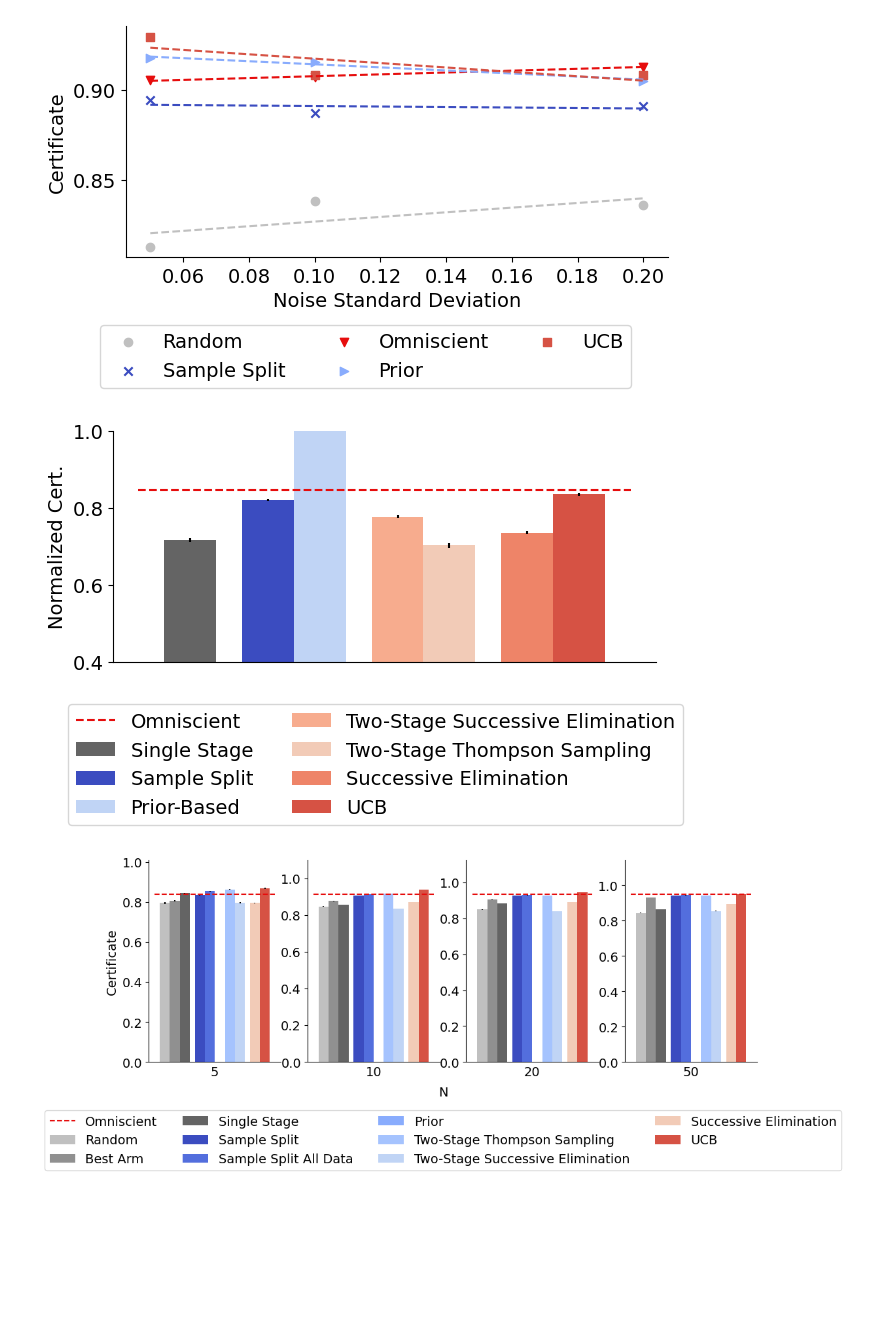
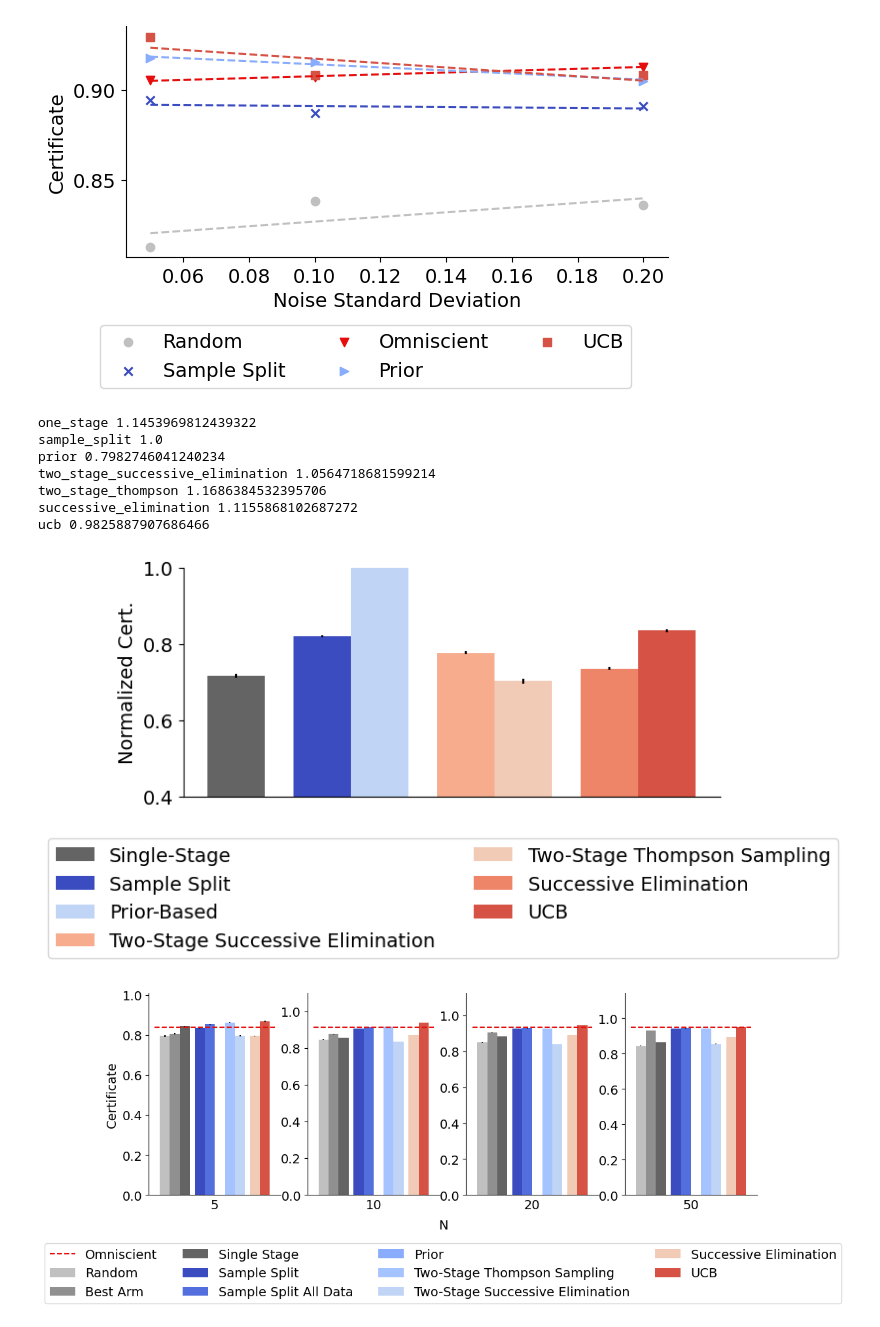
Before and after one commit to secg5/risk_certificate, a Jupyter notebook: scripts/notebooks/Plotting.ipynb, the cells around one changed output. Cells and saved outputs as stored; diff of their text form; code cells hidden in the pictures; blank space fills up the shorter version.

```diff
--- a/scripts/notebooks/Plotting.ipynb
+++ b/scripts/notebooks/Plotting.ipynb
@@ -238,7 +241,7 @@ plt.savefig("../../results/figures/fixed_k.pdf",dpi=300, bbox_inches='tight')
 # %%
 plt.figure(figsize=(7,3))
 method_names = ['random','k_1','one_stage','sample_split','omniscient']
-nice_names = ["Random","Best Arm","Single Stage","Sample Split","Omniscient"]
+nice_names = ["Random","Best Arm","Single-Stage","Sample Split","Omniscient"]
 
 first_stage_percents = [0.1,0.2,0.3,0.4,0.5,0.6,0.7,0.8,0.9]
 first_stage_strs = ["0%","20%","40%","60%","80%","100%"]
@@ -278,7 +281,7 @@ plt.savefig("../../results/figures/first_stage_percent.pdf",dpi=300, bbox_inches
 # %%
 plt.figure(figsize=(7,3))
 method_names = ['random','k_1','one_stage','sample_split','omniscient']
-nice_names = ["Random","Best Arm","Single Stage","Sample Split","Omniscient"]
+nice_names = ["Random","Best Arm","Single-Stage","Sample Split","Omniscient"]
 
 total_stage_values = [100,200,500,1000,2000,4000]
 baseline_params = {}
@@ -310,11 +313,11 @@ for i,m in enumerate(method_names):
     plt.plot(x, y,'--', color=colors_by_method[m])
 
 # plt.ylim([0.6,1])
-plt.xticks(list(range(len(total_stage_values))),total_stage_values)
+plt.xticks(list(range(len(total_stage_values))),[i*10 for i in total_stage_values])
 plt.yticks([0.7,0.8,0.9,1.0])
 plt.legend(fontsize=14,bbox_to_anchor=(0.5,-0.6),ncol=3,loc='lower center')
 plt.ylabel("Normalized Cert.")
-plt.xlabel("Total Pulls per Arm")
+plt.xlabel("Budget (T)")
 plt.savefig("../../results/figures/total_pulls.pdf",dpi=300, bbox_inches='tight')
 # %% [output]
 random 100 TtestResult(statistic=18.295401774698167, pvalue=1.1937762701178538e-67, df=1499)
@@ -655,8 +658,8 @@ plt.savefig("../../results/figures/multi_stage.pdf",dpi=300, bbox_inches='tight'
 [figure]
 # %%
 fig, axs = plt.subplots(1,3, figsize=(12, 2))
-method_names = ['one_stage','sample_split', 'prior','two_stage_successive_elimination','two_stage_thompson','successive_elimination','ucb','omniscient']
-nice_names = ["Single Stage","Sample Split","Prior-Based","Two-Stage Successive Elimination","Two-Stage Thompson Sampling","Successive Elimination","UCB","Omniscient"]
+method_names = ['one_stage','sample_split', 'prior','two_stage_successive_elimination','two_stage_thompson','successive_elimination','ucb']
+nice_names = ["Single-Stage","Sample Split","Prior-Based","Two-Stage Successive Elimination","Two-Stage Thompson Sampling","Successive Elimination","UCB"]
 width = 0.1
 
 baseline_params = {'arm_distribution': 'beta', 'alpha': 1, 'beta': 1}
@@ -670,7 +673,7 @@ for i in range(len(method_names)):
         shift += 0.5
     x_locations.append((i+shift)*width)
 
-for i in range(len(first_stage_sizes)):
+for i in range(len(beta)):
     baseline_params['beta'] = beta[i]
     max_val = 0
     results = get_results_matching_parameters(dataset,"",baseline_params)
@@ -734,7 +737,7 @@ omniscient 1.1047889307293428
 # %%
 plt.figure(figsize=(7,3))
 method_names = ['random','k_1','one_stage','sample_split','omniscient','prior']
-nice_names = ["Random","Best Arm","Single Stage","Sample Split","Omniscient","Prior"]
+nice_names = ["Random","Best Arm","Single-Stage","Sample Split","Omniscient","Prior"]
 
 diff_mean_1 = [0.05,0.1,0.2]
 baseline_params = {'arm_distribution': 'beta_misspecified', 'alpha': 2, 'beta': 2, 'diff_std_1': 0.1}
@@ -765,7 +768,7 @@ plt.ylim([0.8,0.95])
 plt.yticks([0.8,0.9])
 plt.legend(fontsize=14,bbox_to_anchor=(0.95,-0.25),ncol=3)
 plt.ylabel("Normalized Cert.")
-plt.xlabel("Noise")
+plt.xlabel("Noise Mean")
 plt.savefig("../../results/figures/diff_mean_prior.pdf",dpi=300, bbox_inches='tight')
 # %% [output]
 0.05 15
@@ -819,8 +822,8 @@ plt.savefig("../../results/figures/diff_std_prior.pdf",dpi=300, bbox_inches='tig
 [figure]
 # %%
 fig, axs = plt.subplots(1,1, figsize=(7, 3))
-method_names = ['one_stage','sample_split', 'prior','two_stage_successive_elimination','two_stage_thompson','successive_elimination','ucb','omniscient']
-nice_names = ["Single Stage","Sample Split","Prior-Based","Two-Stage Successive Elimination","Two-Stage Thompson Sampling","Successive Elimination","UCB","Omniscient"]
+method_names = ['one_stage','sample_split', 'prior','two_stage_successive_elimination','two_stage_thompson','successive_elimination','ucb']
+nice_names = ["Single-Stage","Sample Split","Prior-Based","Two-Stage Successive Elimination","Two-Stage Thompson Sampling","Successive Elimination","UCB"]
 width = 0.1
 
 baseline_params = {'arm_distribution': 'effect_size'}
@@ -844,37 +847,46 @@ for i in range(len(first_stage_sizes)):
         num_data = len(results)*len(results[0]['random']['certificate'])
     results = aggregate_normalize_data(results,normalized='max')
     for k,m in enumerate(method_names):
+        print(m,results['sample_split'][0]/results[m][0])
+
         score_by_n = []
         std_by_n = []
 
         if '{}'.format(m) not in results:
             results['{}'.format(m)] = [0,0]
         score_by_n.append(results['{}'.format(m)][0])
         std_by_n.append(results['{}'.format(m)][1]/num_data**.5)
 
 
 
         if m == 'omniscient':
             axs.hlines(score_by_n[0],-0.1,x_locations[-1],colors='green',linestyles='dashed',label='Omniscient',color=colors_by_method[m])
             max_val = results['{}'.format(m)][0]
         else:
             axs.bar(x_locations[k],score_by_n,width=width,label=nice_names[k],color=colors_by_method[m],yerr=std_by_n)
             max_val = max(max_val,results['{}'.format(m)][0])
 
         axs.set_xticks([])
         axs.tick_params(axis='both', which='major', labelsize=14)
         axs.set_ylim([0.4,1])
         axs.set_yticks([0.4,0.6,0.8,1])
 
 axs.set_ylabel("Normalized Cert.",fontsize=14)
 
 handles, labels = axs.get_legend_handles_labels()
 
 fig.legend(handles, labels, loc='upper center',ncol=2,bbox_to_anchor=(0.5,0),fontsize=14)
 
 fig.savefig("../../results/figures/real_world.pdf",dpi=300, bbox_inches='tight')
 # %% [output]
+one_stage 1.1453969812439322
+sample_split 1.0
+prior 0.7982746041240234
+two_stage_successive_elimination 1.0564718681599214
+two_stage_thompson 1.1686384532395706
+successive_elimination 1.1155868102687272
+ucb 0.9825887907686466
-[figure, old version]
+[figure, new version]
 # %%
 fig, axs = plt.subplots(1,4, figsize=(12, 4))
 method_names = ['random','k_1','one_stage','sample_split','sample_split_total','prior','two_stage_thompson','two_stage_successive_elimination','successive_elimination','ucb','omniscient']
```
Also changed, not shown: parts of 7 cells of this notebook.
